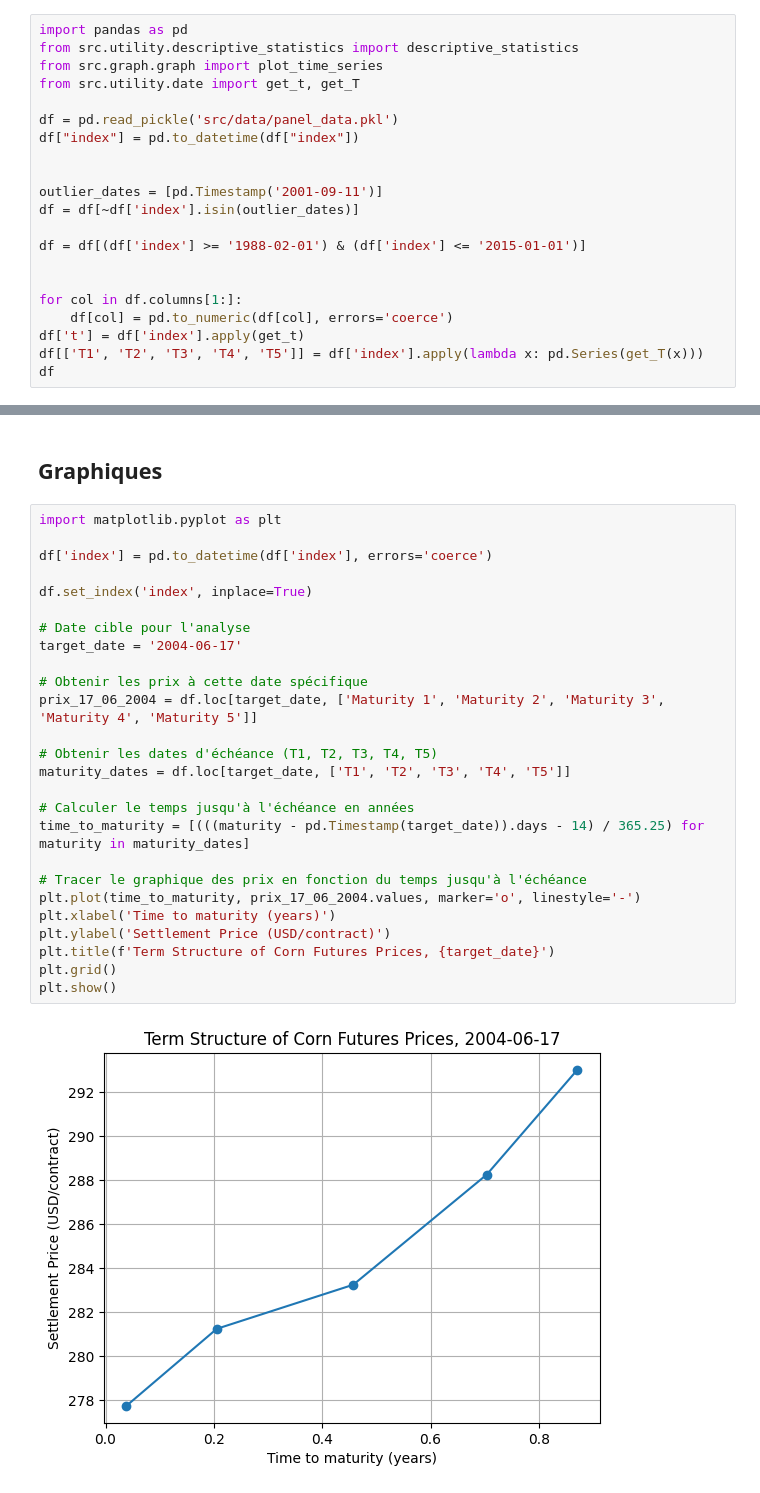
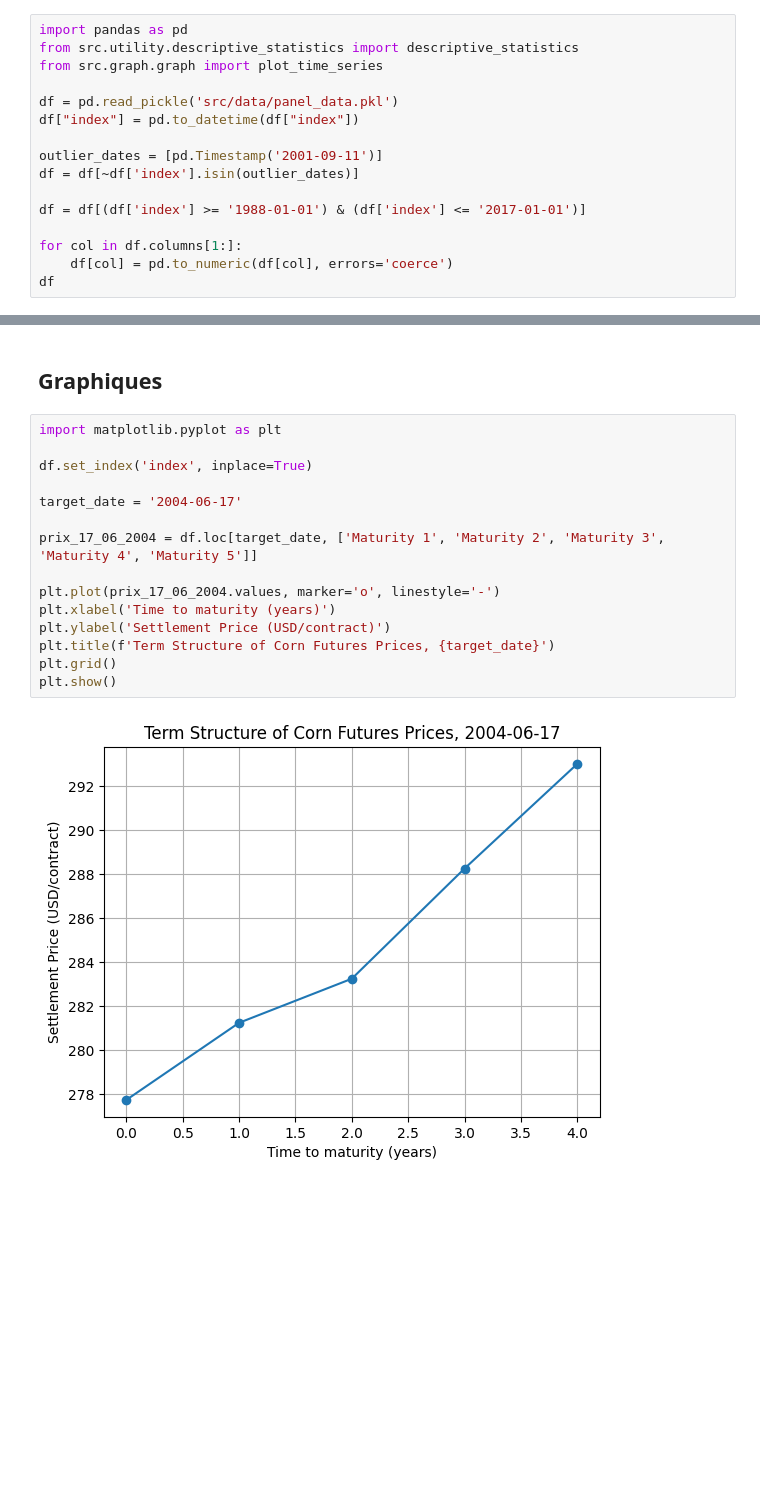
Before and after one commit to NaimLehbiben/Gestion-Quantitative, a Jupyter notebook: notebook.ipynb, the cells around one changed output, grey strips where cells are left out. Cells and saved outputs as stored; diff of their text form; blank space fills up the shorter version.

```diff
--- a/notebook.ipynb
+++ b/notebook.ipynb
@@ -4,21 +4,16 @@
 import pandas as pd
 from src.utility.descriptive_statistics import descriptive_statistics
 from src.graph.graph import plot_time_series
-from src.utility.date import get_t, get_T
 
 df = pd.read_pickle('src/data/panel_data.pkl')
 df["index"] = pd.to_datetime(df["index"])
 
-
 outlier_dates = [pd.Timestamp('2001-09-11')]
 df = df[~df['index'].isin(outlier_dates)]
 
-df = df[(df['index'] >= '1988-02-01') & (df['index'] <= '2015-01-01')]
-
+df = df[(df['index'] >= '1988-01-01') & (df['index'] <= '2017-01-01')]
 
 for col in df.columns[1:]:
     df[col] = pd.to_numeric(df[col], errors='coerce')
-df['t'] = df['index'].apply(get_t)
-df[['T1', 'T2', 'T3', 'T4', 'T5']] = df['index'].apply(lambda x: pd.Series(get_T(x)))
 df
 # %% [output]
@@ -67,31 +62,20 @@ df_combined_stats
 # %%
 import matplotlib.pyplot as plt
 
-df['index'] = pd.to_datetime(df['index'], errors='coerce')
-
 df.set_index('index', inplace=True)
 
-# Date cible pour l'analyse
 target_date = '2004-06-17'
 
-# Obtenir les prix à cette date spécifique
 prix_17_06_2004 = df.loc[target_date, ['Maturity 1', 'Maturity 2', 'Maturity 3', 'Maturity 4', 'Maturity 5']]
 
-# Obtenir les dates d'échéance (T1, T2, T3, T4, T5)
-maturity_dates = df.loc[target_date, ['T1', 'T2', 'T3', 'T4', 'T5']]
-
-# Calculer le temps jusqu'à l'échéance en années
-time_to_maturity = [(((maturity - pd.Timestamp(target_date)).days - 14) / 365.25) for maturity in maturity_dates]
-
-# Tracer le graphique des prix en fonction du temps jusqu'à l'échéance
-plt.plot(time_to_maturity, prix_17_06_2004.values, marker='o', linestyle='-')
+plt.plot(prix_17_06_2004.values, marker='o', linestyle='-')
 plt.xlabel('Time to maturity (years)')
 plt.ylabel('Settlement Price (USD/contract)')
 plt.title(f'Term Structure of Corn Futures Prices, {target_date}')
 plt.grid()
 plt.show()
 # %% [output]
-[figure, old version]
+[figure, new version]
 # %%
 plot_time_series(df,["Maturity 1"], " Front-month settlement price (cents/bu)", "Dates", "cents/bu")
 # %% [output]
```
Also changed, not shown: parts of 9 cells of this notebook, 4 other files.
